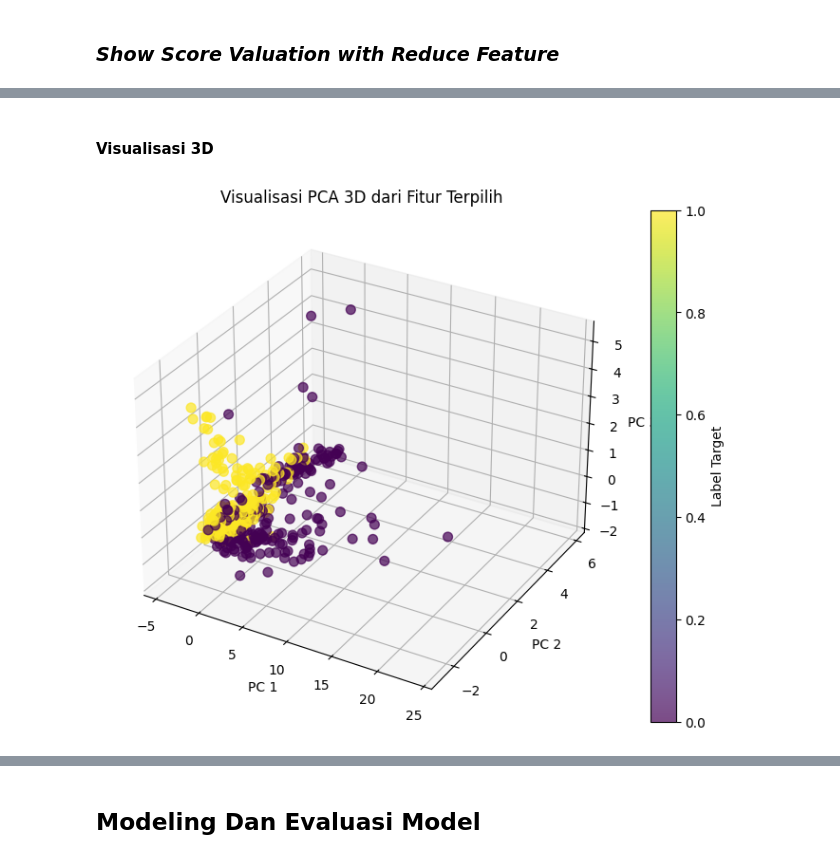
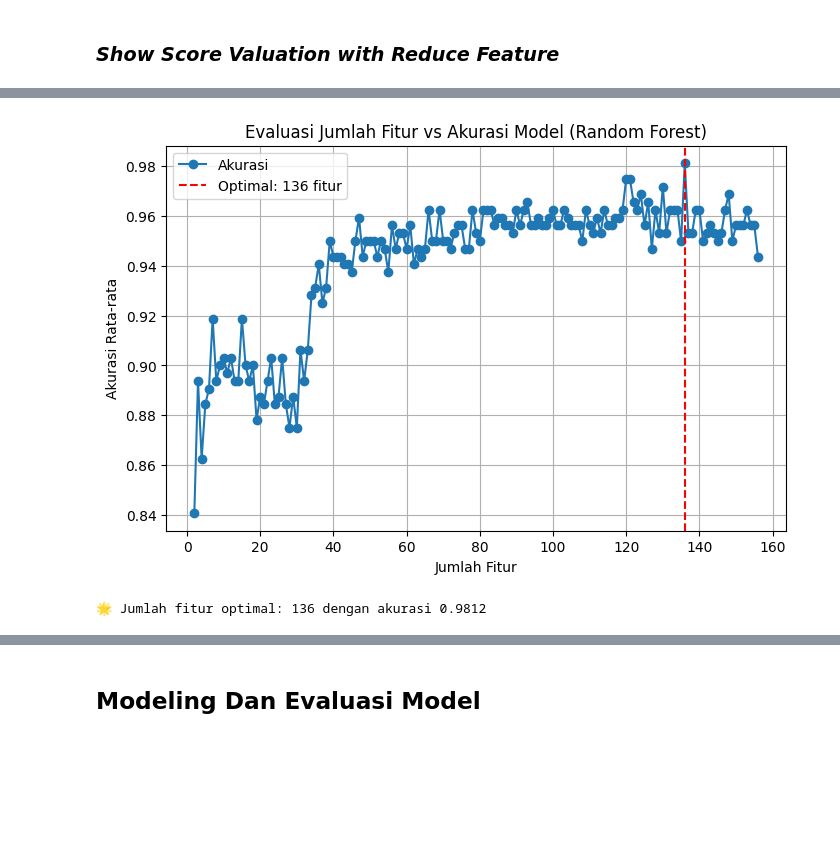
Before and after one commit to fznnfitrah/PSD, a Jupyter notebook: psd/project-timeseries-audio-multilabel.ipynb, the cells around one changed output, grey strips where cells are left out. Drawn from its saved outputs; the diff is of its cells as text; code cells hidden in the pictures; blank space fills up the shorter version.

```diff
--- a/psd/project-timeseries-audio-multilabel.ipynb
+++ b/psd/project-timeseries-audio-multilabel.ipynb
@@ -172,0 +151,3 @@ if __name__ == "__main__":
+# %%
+for col in features_df.columns:
+    print(col)
@@ -219,6 +381,7 @@ def feature_selection_information_gain(features_df):
 # %%
-if __name__ == "__main__":
-    ig_results = feature_selection_information_gain(features_df)
-    print("\n🔝 10 fitur dengan Information Gain tertinggi terhadap label_aksi:")
-    print(ig_results.head(10))
+ig_score = feature_selection_information_gain(features_df)
+
+# Lihat 10 fitur dengan IG tertinggi
+print("\n🔝 10 fitur teratas berdasarkan Information Gain:")
+print(ig_score.head(10))
 # %% [output]
@@ -305,0 +403,4 @@ def evaluate_feature_reduction(ig_df, X, y, step=1):
+# %%
+if __name__ == "__main__":
+
+    results_df = evaluate_feature_step(features_df, ig_score, step=1)
@@ -306,26 +409,2 @@ def evaluate_feature_reduction(ig_df, X, y, step=1):
 # %% [markdown]
 ### *Show Score Valuation with Reduce Feature*
-# %%
-if __name__ == "__main__":
-    # Asumsikan features_df sudah kamu punya dari tahap TSFEL
-    ig_df, X_imputed, y_aksi_encoded = feature_selection_information_gain(features_df)
-
-    # Evaluasi performa dengan pengurangan
-    results_df = evaluate_feature_reduction(ig_df, X_imputed, y_aksi_encoded, step=1)
-
-    # ============================================================
-    # 📈 Visualisasi hasil
-    # ============================================================
-    plt.figure(figsize=(10, 5))
-    plt.plot(results_df["Jumlah_Fitur"], results_df["Akurasi"], marker='o', linestyle='-')
-    plt.title("Evaluasi Akurasi terhadap Jumlah Fitur (KNN + Information Gain)")
-    plt.xlabel("Jumlah Fitur yang Digunakan")
-    plt.ylabel("Akurasi Model")
-    plt.gca().invert_xaxis()
-    plt.grid(True)
-    plt.show()
-
-    # Menampilkan fitur optimal
-    best_row = results_df.loc[results_df["Akurasi"].idxmax()]
-    print(f"\n🎯 Jumlah fitur optimal: {best_row['Jumlah_Fitur']}")
-    print(f"📊 Akurasi tertinggi: {best_row['Akurasi']:.4f}")
@@ -478,23 +411,5 @@ plt.show()
-# %% [markdown]
-#### Visualisasi 3D
-# %%
-# -----------------------------
-# PCA 3D
-# -----------------------------
-pca_3d = PCA(n_components=3)
-X_pca_3d = pca_3d.fit_transform(X_selected_scaled)
-
-fig = plt.figure(figsize=(9,7))
-ax = fig.add_subplot(111, projection='3d')
-scatter = ax.scatter(
-    X_pca_3d[:,0], X_pca_3d[:,1], X_pca_3d[:,2],
-    c=y, cmap='viridis', s=50, alpha=0.7
-)
-ax.set_title("Visualisasi PCA 3D dari Fitur Terpilih")
-ax.set_xlabel("PC 1")
-ax.set_ylabel("PC 2")
-ax.set_zlabel("PC 3")
-fig.colorbar(scatter, ax=ax, label="Label Target")
-plt.show()
-# %% [output]
-[figure, removed]
+# %%
+plot_feature_evaluation(results_df)
+# %% [output]
+[figure, added]
+🌟 Jumlah fitur optimal: 136 dengan akurasi 0.9812
```
Also changed, not shown: parts of 62 cells of this notebook, 39 other files.
